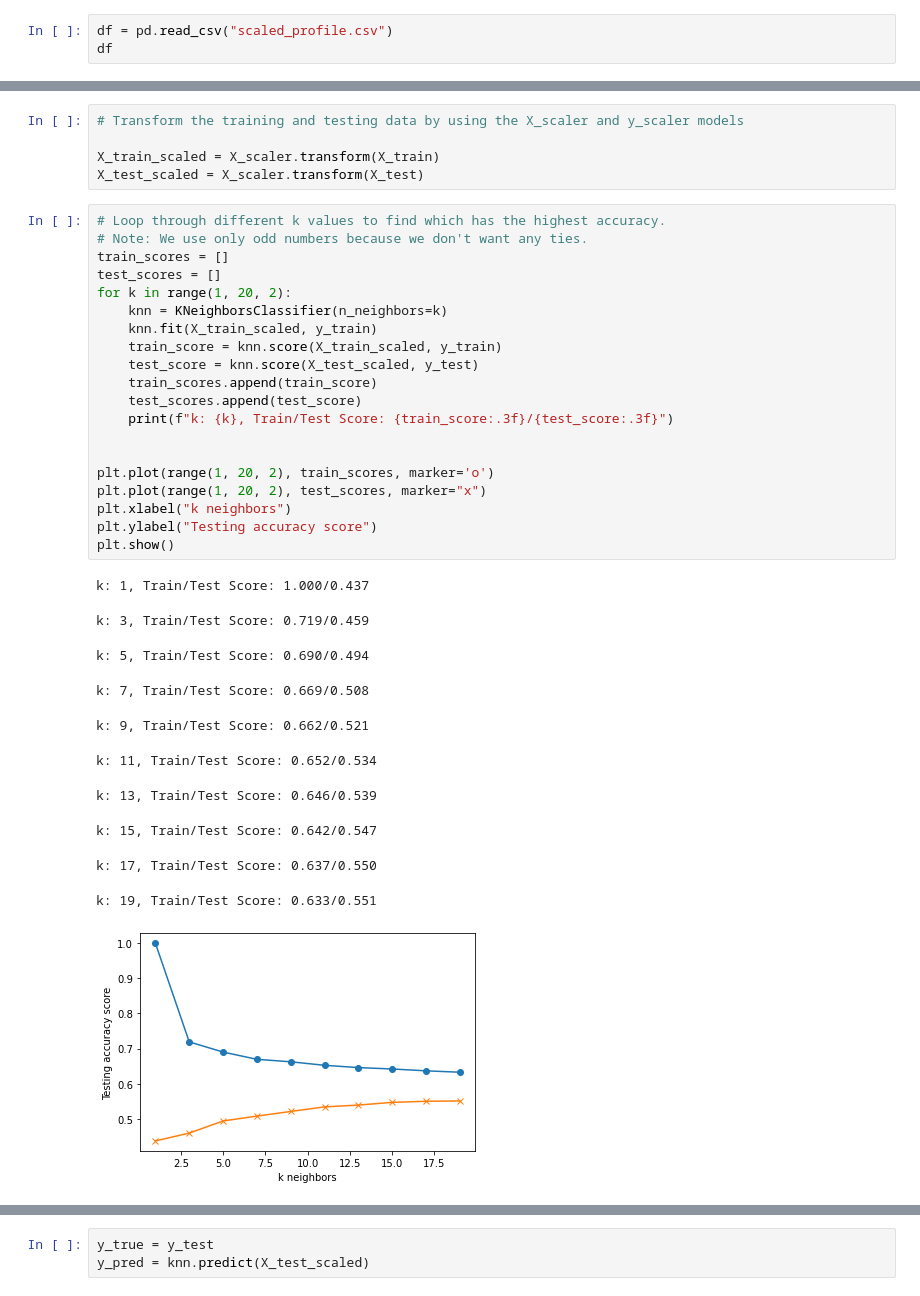
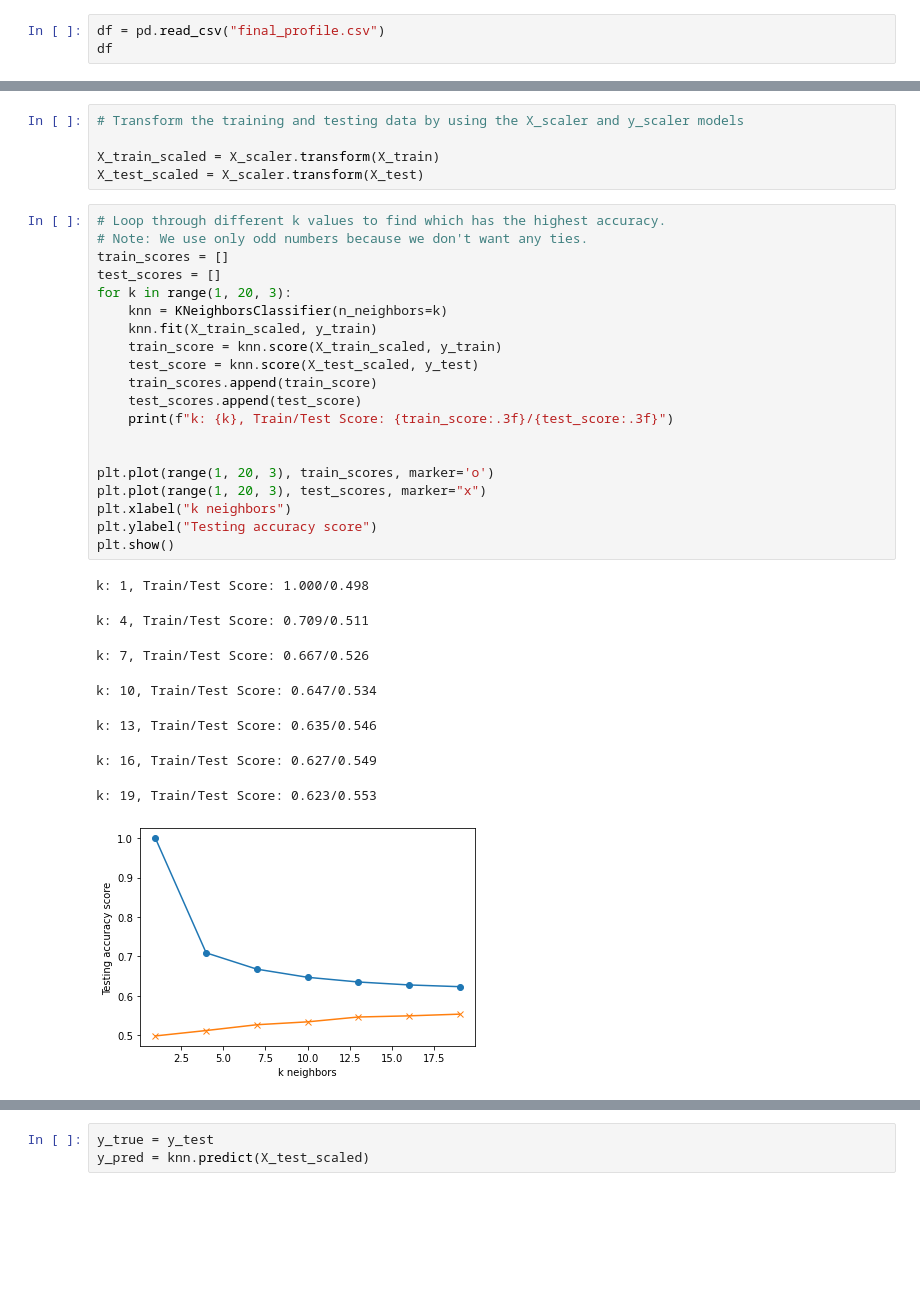
Before and after one commit to Manochitra20/OkCupid_Dating_with_ML, a Jupyter notebook: Mano/supervised_ML_kNN.ipynb, the cells around one changed output, grey strips where cells are left out. Saved outputs shown, nothing was run; the diff lists cells and outputs as text; blank space fills up the shorter version.

```diff
--- a/Mano/supervised_ML_kNN.ipynb
+++ b/Mano/supervised_ML_kNN.ipynb
@@ -12,6 +12,6 @@ from sklearn.preprocessing import StandardScaler
 from sklearn.neighbors import KNeighborsClassifier
 from sklearn.metrics import confusion_matrix, classification_report
 # %%
-df = pd.read_csv("scaled_profile.csv")
+df = pd.read_csv("final_profile.csv")
 df
 # %% [output]
@@ -94,35 +94,32 @@ X_test_scaled = X_scaler.transform(X_test)
 # %%
 # Loop through different k values to find which has the highest accuracy.
 # Note: We use only odd numbers because we don't want any ties.
 train_scores = []
 test_scores = []
-for k in range(1, 20, 2):
+for k in range(1, 20, 3):
     knn = KNeighborsClassifier(n_neighbors=k)
     knn.fit(X_train_scaled, y_train)
     train_score = knn.score(X_train_scaled, y_train)
     test_score = knn.score(X_test_scaled, y_test)
     train_scores.append(train_score)
     test_scores.append(test_score)
     print(f"k: {k}, Train/Test Score: {train_score:.3f}/{test_score:.3f}")
 
 
-plt.plot(range(1, 20, 2), train_scores, marker='o')
-plt.plot(range(1, 20, 2), test_scores, marker="x")
+plt.plot(range(1, 20, 3), train_scores, marker='o')
+plt.plot(range(1, 20, 3), test_scores, marker="x")
 plt.xlabel("k neighbors")
 plt.ylabel("Testing accuracy score")
 plt.show()
 # %% [output]
-k: 1, Train/Test Score: 1.000/0.437
+k: 1, Train/Test Score: 1.000/0.498
-k: 3, Train/Test Score: 0.719/0.459
+k: 4, Train/Test Score: 0.709/0.511
-k: 5, Train/Test Score: 0.690/0.494
+k: 7, Train/Test Score: 0.667/0.526
-k: 7, Train/Test Score: 0.669/0.508
+k: 10, Train/Test Score: 0.647/0.534
-k: 9, Train/Test Score: 0.662/0.521
+k: 13, Train/Test Score: 0.635/0.546
-k: 11, Train/Test Score: 0.652/0.534
+k: 16, Train/Test Score: 0.627/0.549
-k: 13, Train/Test Score: 0.646/0.539
+k: 19, Train/Test Score: 0.623/0.553
-k: 15, Train/Test Score: 0.642/0.547
-k: 17, Train/Test Score: 0.637/0.550
-k: 19, Train/Test Score: 0.633/0.551
-[figure, old version]
+[figure, new version]
 # %%
 # Note that k: 19 seems to be the best choice for this dataset
 knn = KNeighborsClassifier(n_neighbors=19)
```
Also changed, not shown: parts of 9 cells of this notebook, 55 other files.
